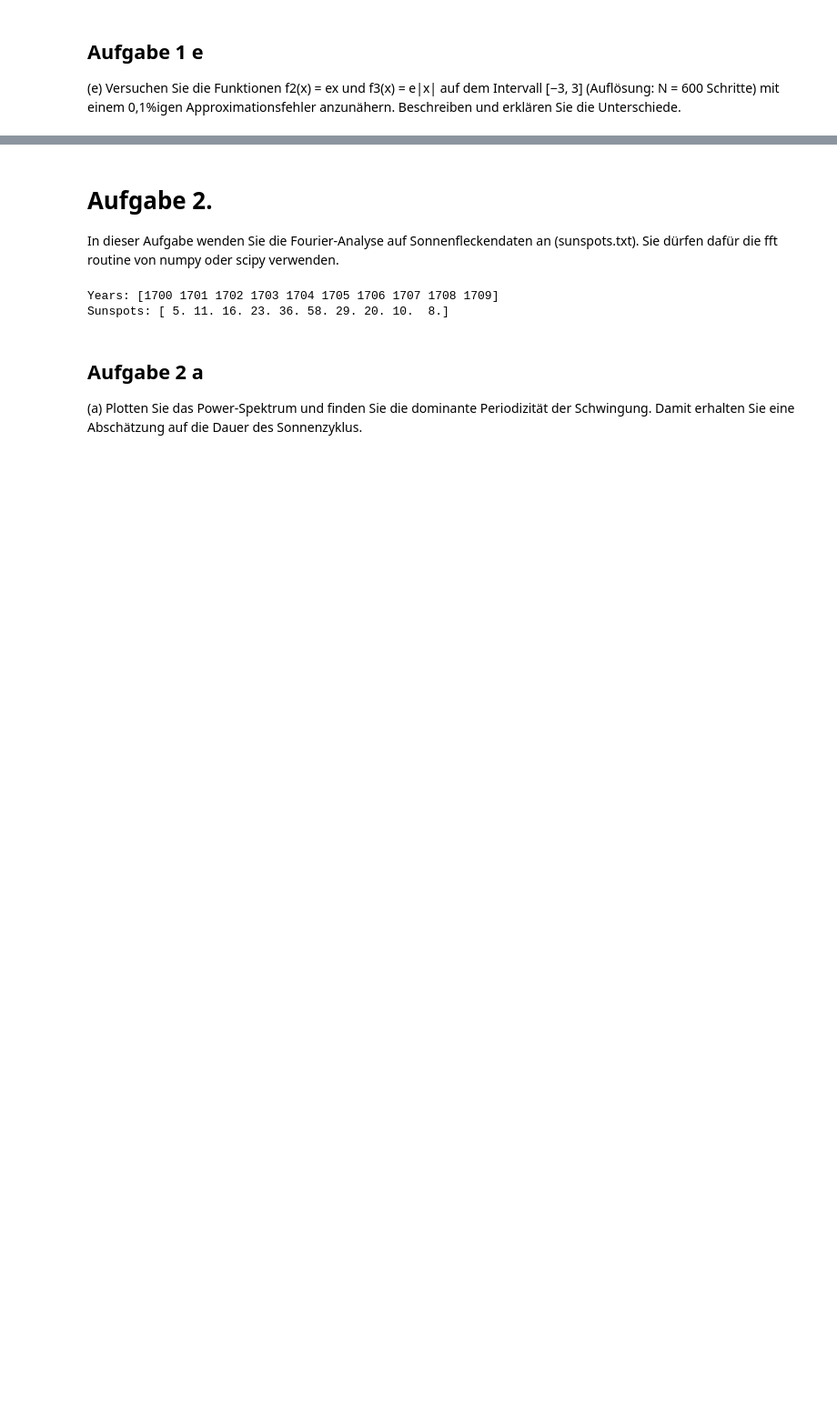
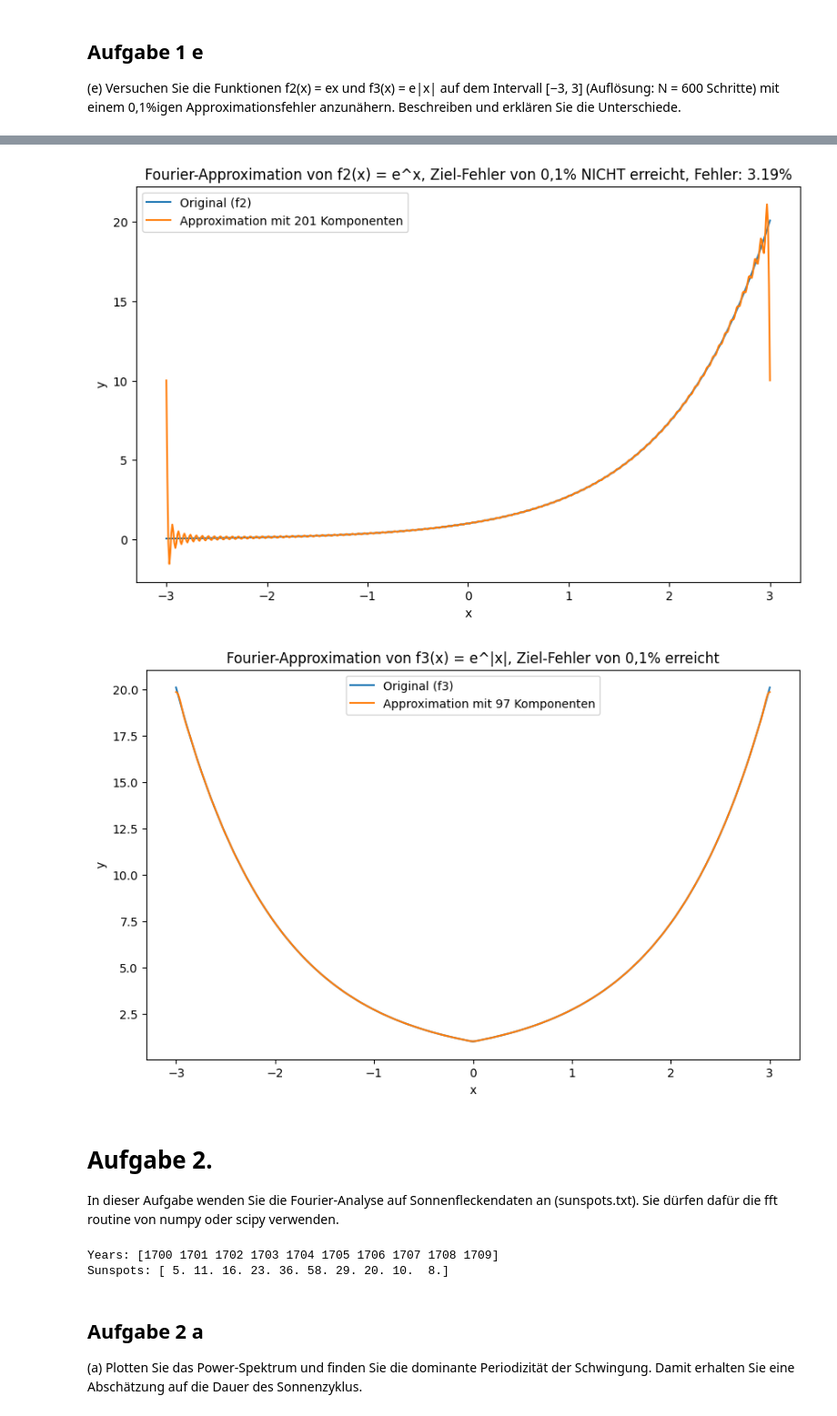
Before and after one commit to 7ben18/fhnw-vta-Vertiefende-Themen-der-Analysis, a Jupyter notebook: minichallenge2/vta-mc2.ipynb, the cells around one changed output, grey strips where cells are left out. Shown at 91% size. Saved outputs shown, nothing was run; the diff lists cells and outputs as text; code cells hidden in the pictures; blank space fills up the shorter version.

```diff
--- a/minichallenge2/vta-mc2.ipynb
+++ b/minichallenge2/vta-mc2.ipynb
@@ -193,3 +215,71 @@ KeyboardInterrupt:
+# %%
+# CODE von ChatGPT
+
+# Definition von f2 und f3
+def f2(x):
+    return np.exp(x)
+
+def f3(x):
+    return np.exp(np.abs(x))
+
+# Erstellung des x-Bereichs
+N = 600
+x_min = -3
+x_max = 3
+x = np.linspace(x_min, x_max, N)
+
+# Berechnung der Fourier-Approximation für f2
+y = f2(x)
+m = 0
+rel_error = 1
+while rel_error > 0.001 and m < 100: # 0,1% Fehler, max 100 Komponenten
+    m += 1
+    fapp = fourier_approximation(x, y, m)
+    rel_error = relative_error(y, fapp)
+
+# Überprüfung, ob der Fehler kleiner als 0,1% ist, und Anpassung des Titels entsprechend
+if rel_error <= 0.001:
+    error_message = "Ziel-Fehler von 0,1% erreicht"
+else:
+    error_message = f"Ziel-Fehler von 0,1% NICHT erreicht, Fehler: {rel_error*100:.2f}%"
+
+# Erstellung des Plots für f2
+plt.figure(figsize=(10, 6))
+plt.plot(x, y, label="Original (f2)")
+plt.plot(x, fapp, label=f"Approximation mit {2*m+1} Komponenten")
+plt.xlabel("x")
+plt.ylabel("y")
+plt.title(f"Fourier-Approximation von f2(x) = e^x, {error_message}")
+plt.legend()
+plt.show()
+
+# Berechnung der Fourier-Approximation für f3
+y = f3(x)
+m = 0
+rel_error = 1
+while rel_error > 0.001 and m < 100: # 0,1% Fehler, max 100 Komponenten
+    m += 1
+    fapp = fourier_approximation(x, y, m)
+    rel_error = relative_error(y, fapp)
+
+# Überprüfung, ob der Fehler kleiner als 0,1% ist, und Anpassung des Titels entsprechend
+if rel_error <= 0.001:
+    error_message = "Ziel-Fehler von 0,1% erreicht"
+else:
+    error_message = f"Ziel-Fehler von 0,1% NICHT erreicht, Fehler: {rel_error*100:.2f}%"
+
+# Erstellung des Plots für f3
+plt.figure(figsize=(10, 6))
+plt.plot(x, y, label="Original (f3)")
+plt.plot(x, fapp, label=f"Approximation mit {2*m+1} Komponenten")
+plt.xlabel("x")
+plt.ylabel("y")
+plt.title(f"Fourier-Approximation von f3(x) = e^|x|, {error_message}")
+plt.legend()
+plt.show()
+# %% [output]
+[figure, added]
+[figure, added]
 # %% [markdown]
 # Aufgabe 2.
 In dieser Aufgabe wenden Sie die Fourier-Analyse auf Sonnenfleckendaten an (sunspots.txt). Sie
```
Also changed, not shown: parts of 18 cells of this notebook, 3 other files.
